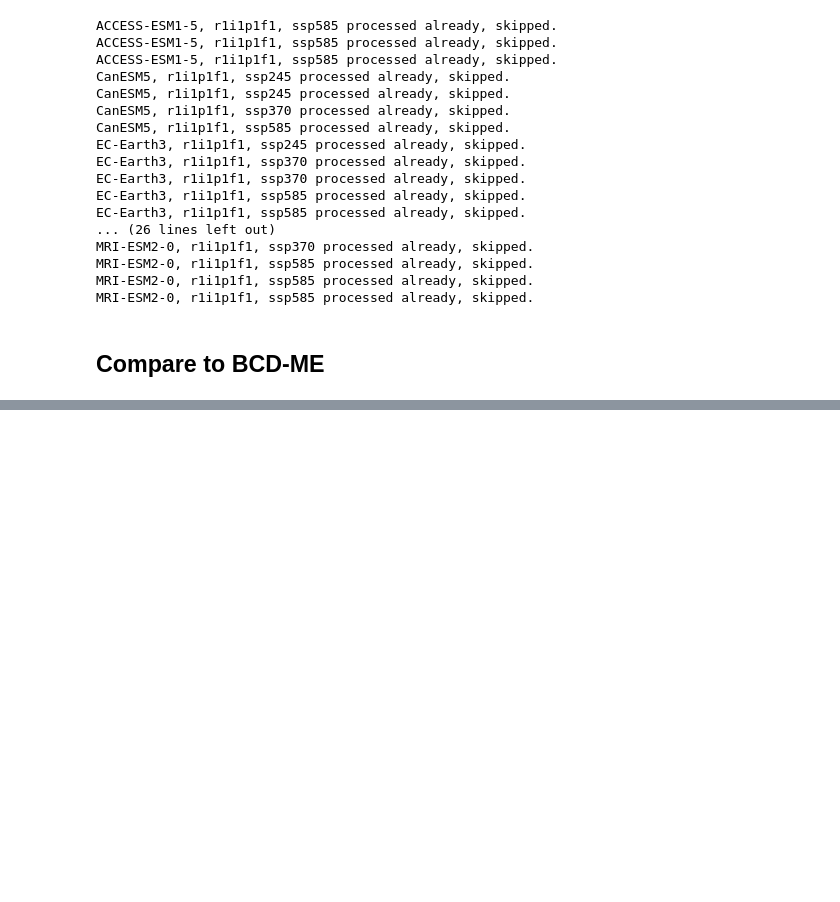
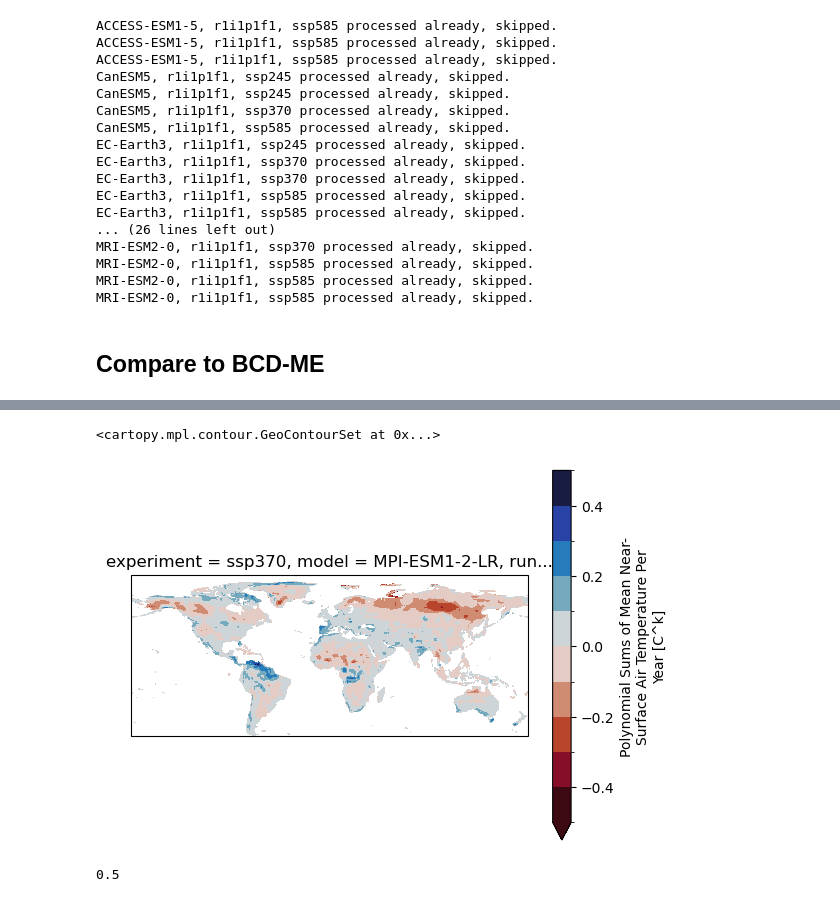
Before and after one commit to ks905383/bcd_me, a Jupyter notebook: code/diag_vs_nexgddp.ipynb, the cells around one changed output, grey strips where cells are left out. Drawn from its saved outputs; the diff is of its cells as text; code cells hidden in the pictures; blank space fills up the shorter version.

```diff
--- a/code/diag_vs_nexgddp.ipynb
+++ b/code/diag_vs_nexgddp.ipynb
@@ -344,0 +364,11 @@ We instead look at _changes_ between GWL1.5 and 2 for a set of models, experimen
+# %%
+ax = plt.subplot(projection=ccrs.PlateCarree())
+plot_data.plot.contourf(transform=ccrs.PlateCarree(),**cbar_params,add_colorbar=True,
+                       ax = ax,norm=norm)
+# %% [output]
+<cartopy.mpl.contour.GeoContourSet at 0x...>
+[figure, added]
+# %%
+norm.vmax
+# %% [output]
+0.5
```
Also changed, not shown: parts of 6 cells of this notebook, 2 other files.
